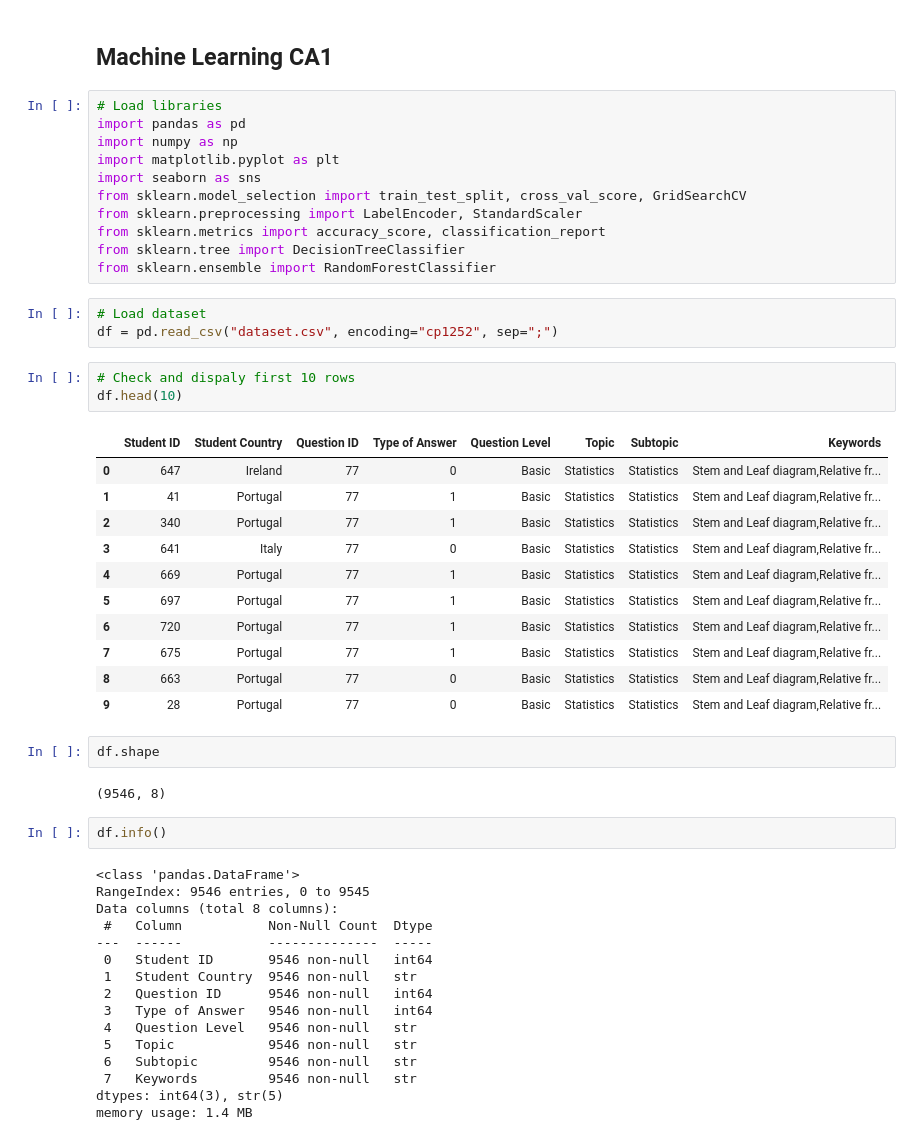
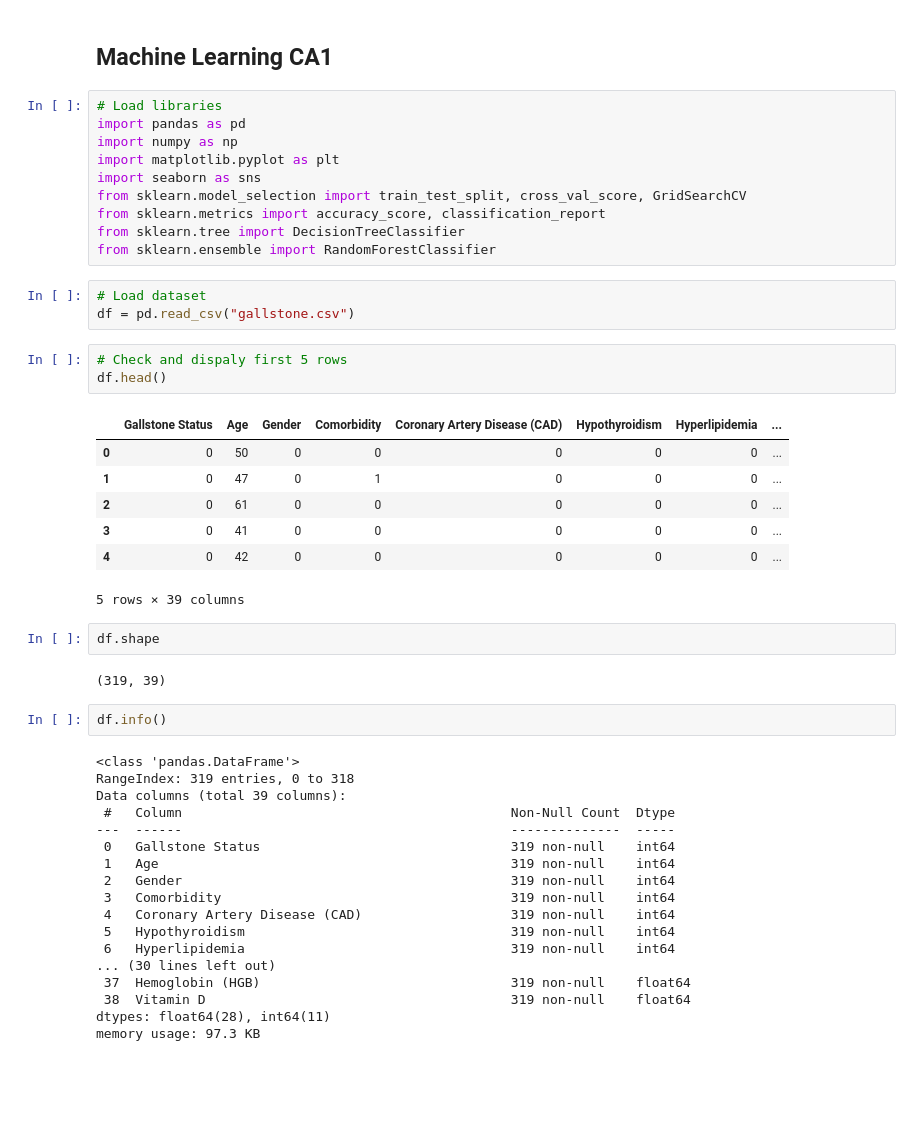
Before and after one commit to brunoespostocct/Machine-Learning-CA1, a Jupyter notebook: Machine-Learning-CA1.ipynb, the cells around one changed output. Cells and saved outputs as stored; diff of their text form; blank space fills up the shorter version.

Commit message:
New dataset / Characterisation

```diff
--- a/Machine-Learning-CA1.ipynb
+++ b/Machine-Learning-CA1.ipynb
@@ -7,50 +7,47 @@ import numpy as np
 import matplotlib.pyplot as plt
 import seaborn as sns
 from sklearn.model_selection import train_test_split, cross_val_score, GridSearchCV
-from sklearn.preprocessing import LabelEncoder, StandardScaler
 from sklearn.metrics import accuracy_score, classification_report
 from sklearn.tree import DecisionTreeClassifier
 from sklearn.ensemble import RandomForestClassifier
 # %%
 # Load dataset
-df = pd.read_csv("dataset.csv", encoding="cp1252", sep=";")
+df = pd.read_csv("gallstone.csv")
 # %%
-# Check and dispaly first 10 rows
-df.head(10)
+# Check and dispaly first 5 rows
+df.head()
 # %% [output]
-|  | Student ID | Student Country | Question ID | Type of Answer | Question Level | Topic | Subtopic | Keywords |
-| 0 | 647 | Ireland | 77 | 0 | Basic | Statistics | Statistics | Stem and Leaf diagram,Relative fr... |
-| 1 | 41 | Portugal | 77 | 1 | Basic | Statistics | Statistics | Stem and Leaf diagram,Relative fr... |
-| 2 | 340 | Portugal | 77 | 1 | Basic | Statistics | Statistics | Stem and Leaf diagram,Relative fr... |
-| 3 | 641 | Italy | 77 | 0 | Basic | Statistics | Statistics | Stem and Leaf diagram,Relative fr... |
-| 4 | 669 | Portugal | 77 | 1 | Basic | Statistics | Statistics | Stem and Leaf diagram,Relative fr... |
-| 5 | 697 | Portugal | 77 | 1 | Basic | Statistics | Statistics | Stem and Leaf diagram,Relative fr... |
-| 6 | 720 | Portugal | 77 | 1 | Basic | Statistics | Statistics | Stem and Leaf diagram,Relative fr... |
-| 7 | 675 | Portugal | 77 | 1 | Basic | Statistics | Statistics | Stem and Leaf diagram,Relative fr... |
-| 8 | 663 | Portugal | 77 | 0 | Basic | Statistics | Statistics | Stem and Leaf diagram,Relative fr... |
-| 9 | 28 | Portugal | 77 | 0 | Basic | Statistics | Statistics | Stem and Leaf diagram,Relative fr... |
+|  | Gallstone Status | Age | Gender | Comorbidity | Coronary Artery Disease (CAD) | Hypothyroidism | Hyperlipidemia | ... |
+| 0 | 0 | 50 | 0 | 0 | 0 | 0 | 0 | ... |
+| 1 | 0 | 47 | 0 | 1 | 0 | 0 | 0 | ... |
+| 2 | 0 | 61 | 0 | 0 | 0 | 0 | 0 | ... |
+| 3 | 0 | 41 | 0 | 0 | 0 | 0 | 0 | ... |
+| 4 | 0 | 42 | 0 | 0 | 0 | 0 | 0 | ... |
+5 rows × 39 columns
 # %%
 df.shape
 # %% [output]
-(9546, 8)
+(319, 39)
 # %%
 df.info()
 # %% [output]
 <class 'pandas.DataFrame'>
-RangeIndex: 9546 entries, 0 to 9545
-Data columns (total 8 columns):
- #   Column           Non-Null Count  Dtype
----  ------           --------------  -----
- 0   Student ID       9546 non-null   int64
- 1   Student Country  9546 non-null   str
- 2   Question ID      9546 non-null   int64
- 3   Type of Answer   9546 non-null   int64
- 4   Question Level   9546 non-null   str
- 5   Topic            9546 non-null   str
- 6   Subtopic         9546 non-null   str
- 7   Keywords         9546 non-null   str
-dtypes: int64(3), str(5)
-memory usage: 1.4 MB
+RangeIndex: 319 entries, 0 to 318
+Data columns (total 39 columns):
+ #   Column                                          Non-Null Count  Dtype
+---  ------                                          --------------  -----
+ 0   Gallstone Status                                319 non-null    int64
+ 1   Age                                             319 non-null    int64
+ 2   Gender                                          319 non-null    int64
+ 3   Comorbidity                                     319 non-null    int64
+ 4   Coronary Artery Disease (CAD)                   319 non-null    int64
+ 5   Hypothyroidism                                  319 non-null    int64
+ 6   Hyperlipidemia                                  319 non-null    int64
+... (30 lines left out)
+ 37  Hemoglobin (HGB)                                319 non-null    float64
+ 38  Vitamin D                                       319 non-null    float64
+dtypes: float64(28), int64(11)
+memory usage: 97.3 KB
 # %%
 # Check for missing values
 missing_counts = df.isnull().sum()
```
Also changed, not shown: parts of 9 cells of this notebook, 1 other file.
